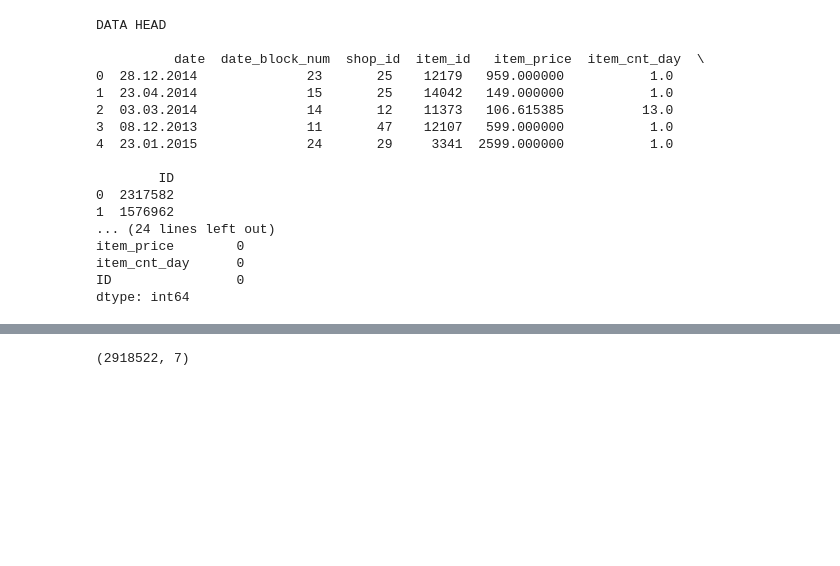
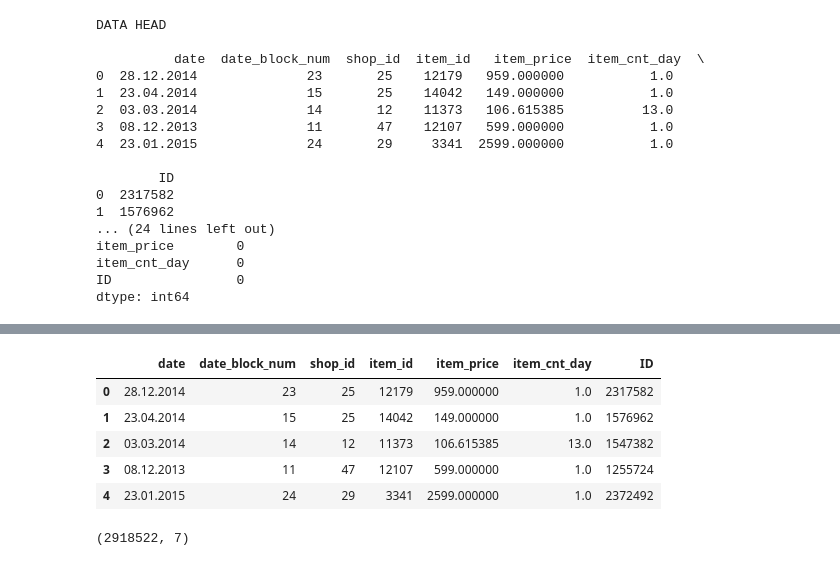
Before and after one commit to Siddarth5199/Predict-Future-Sales, a Jupyter notebook: DATA_VISUALIZATION.ipynb, the cells around one changed output, grey strips where cells are left out. Cells and saved outputs as stored; diff of their text form; code cells hidden in the pictures; blank space fills up the shorter version.

```diff
--- a/DATA_VISUALIZATION.ipynb
+++ b/DATA_VISUALIZATION.ipynb
@@ -57,3 +57,12 @@ plt.show()
+# %%
+train.head()
+# %% [output]
+|  | date | date_block_num | shop_id | item_id | item_price | item_cnt_day | ID |
+| 0 | 28.12.2014 | 23 | 25 | 12179 | 959.000000 | 1.0 | 2317582 |
+| 1 | 23.04.2014 | 15 | 25 | 14042 | 149.000000 | 1.0 | 1576962 |
+| 2 | 03.03.2014 | 14 | 12 | 11373 | 106.615385 | 13.0 | 1547382 |
+| 3 | 08.12.2013 | 11 | 47 | 12107 | 599.000000 | 1.0 | 1255724 |
+| 4 | 23.01.2015 | 24 | 29 | 3341 | 2599.000000 | 1.0 | 2372492 |
 # %%
 train.item_cnt_day[train['item_cnt_day']>999].value_counts()
 train = train[(train.item_cnt_day> 0) & (train.item_cnt_day < 2000)]
```
Also changed, not shown: parts of 19 cells of this notebook.
